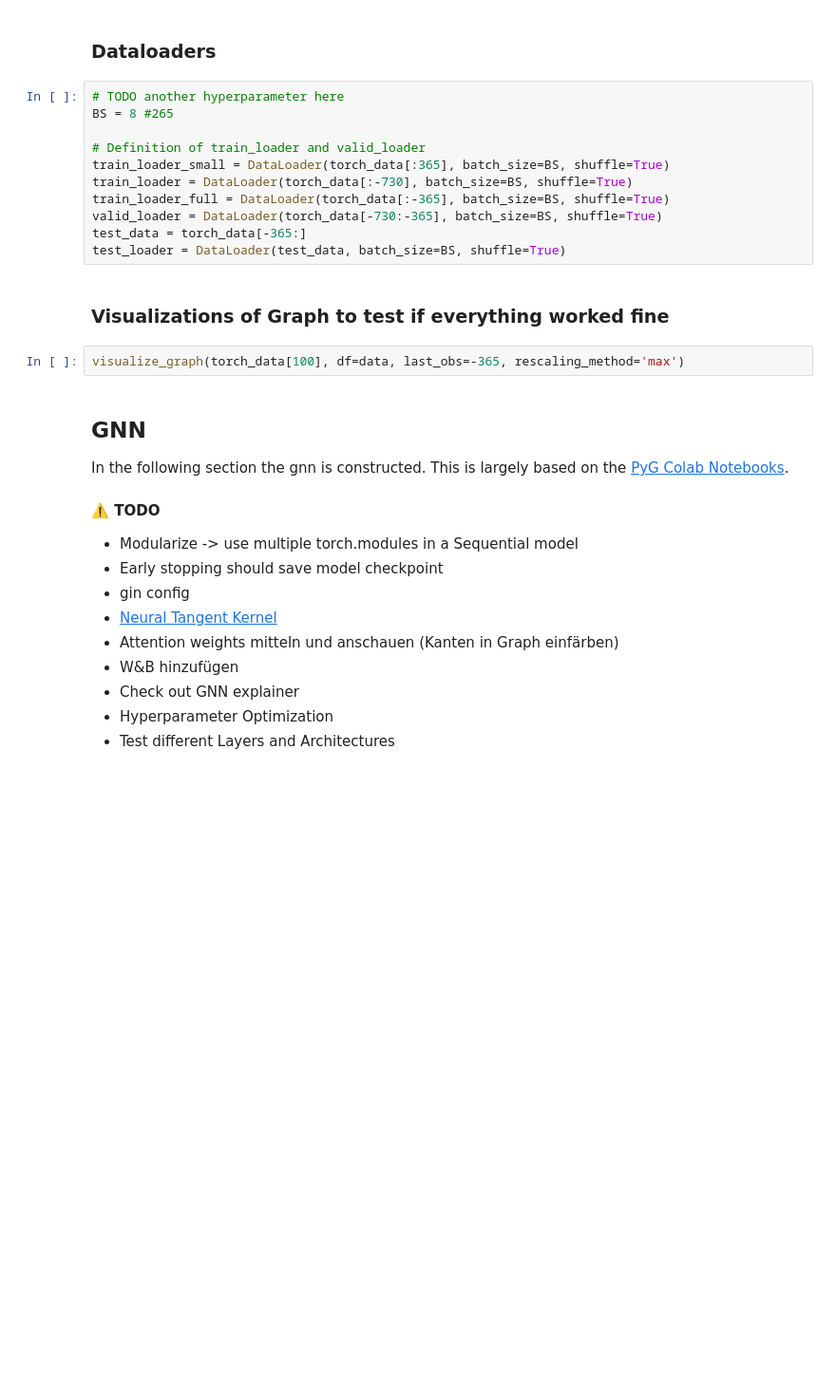
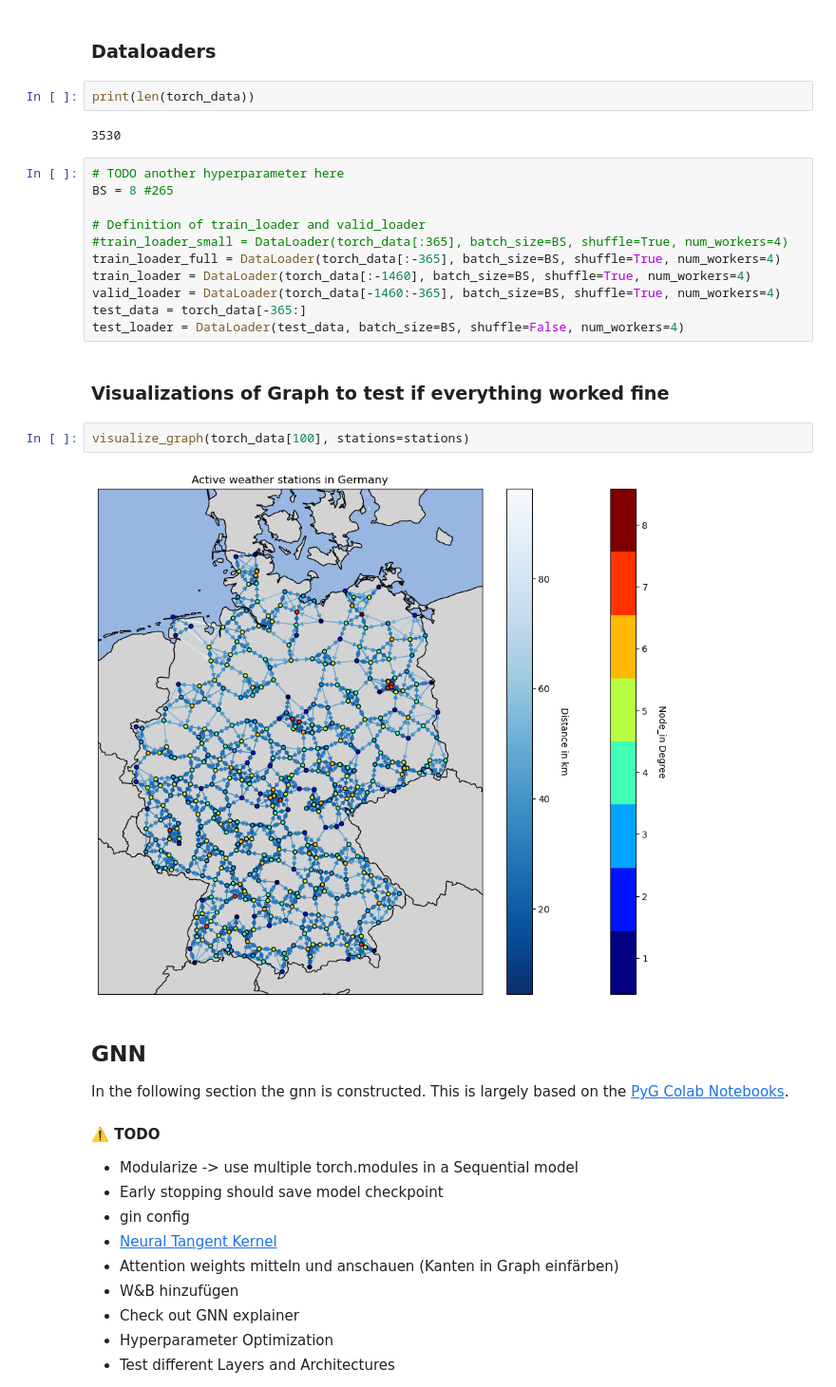
Before and after one commit to m-j-w-f/GNNPP, a Jupyter notebook: gnn/gnn.ipynb, the cells around one changed output. Shown at 95% size. Drawn from its saved outputs; the diff is of its cells as text; blank space fills up the shorter version.

```diff
--- a/gnn/gnn.ipynb
+++ b/gnn/gnn.ipynb
@@ -68,20 +70,26 @@ for date in tqdm(data['date'].unique()):
 # %% [markdown]
 ### Dataloaders
+# %%
+print(len(torch_data))
+# %% [output]
+3530
 # %%
 # TODO another hyperparameter here
 BS = 8 #265
 
 # Definition of train_loader and valid_loader
-train_loader_small = DataLoader(torch_data[:365], batch_size=BS, shuffle=True)
-train_loader = DataLoader(torch_data[:-730], batch_size=BS, shuffle=True)
-train_loader_full = DataLoader(torch_data[:-365], batch_size=BS, shuffle=True)
-valid_loader = DataLoader(torch_data[-730:-365], batch_size=BS, shuffle=True)
+#train_loader_small = DataLoader(torch_data[:365], batch_size=BS, shuffle=True, num_workers=4)
+train_loader_full = DataLoader(torch_data[:-365], batch_size=BS, shuffle=True, num_workers=4)
+train_loader = DataLoader(torch_data[:-1460], batch_size=BS, shuffle=True, num_workers=4)
+valid_loader = DataLoader(torch_data[-1460:-365], batch_size=BS, shuffle=True, num_workers=4)
 test_data = torch_data[-365:]
-test_loader = DataLoader(test_data, batch_size=BS, shuffle=True)
+test_loader = DataLoader(test_data, batch_size=BS, shuffle=False, num_workers=4)
 # %% [markdown]
 ### Visualizations of Graph to test if everything worked fine
-# %%
-visualize_graph(torch_data[100], df=data, last_obs=-365, rescaling_method='max')
+# %%
+visualize_graph(torch_data[100], stations=stations)
+# %% [output]
+[figure, added]
 # %% [markdown]
 ## GNN
 
```
Also changed, not shown: parts of 17 cells of this notebook, 3 other files.
